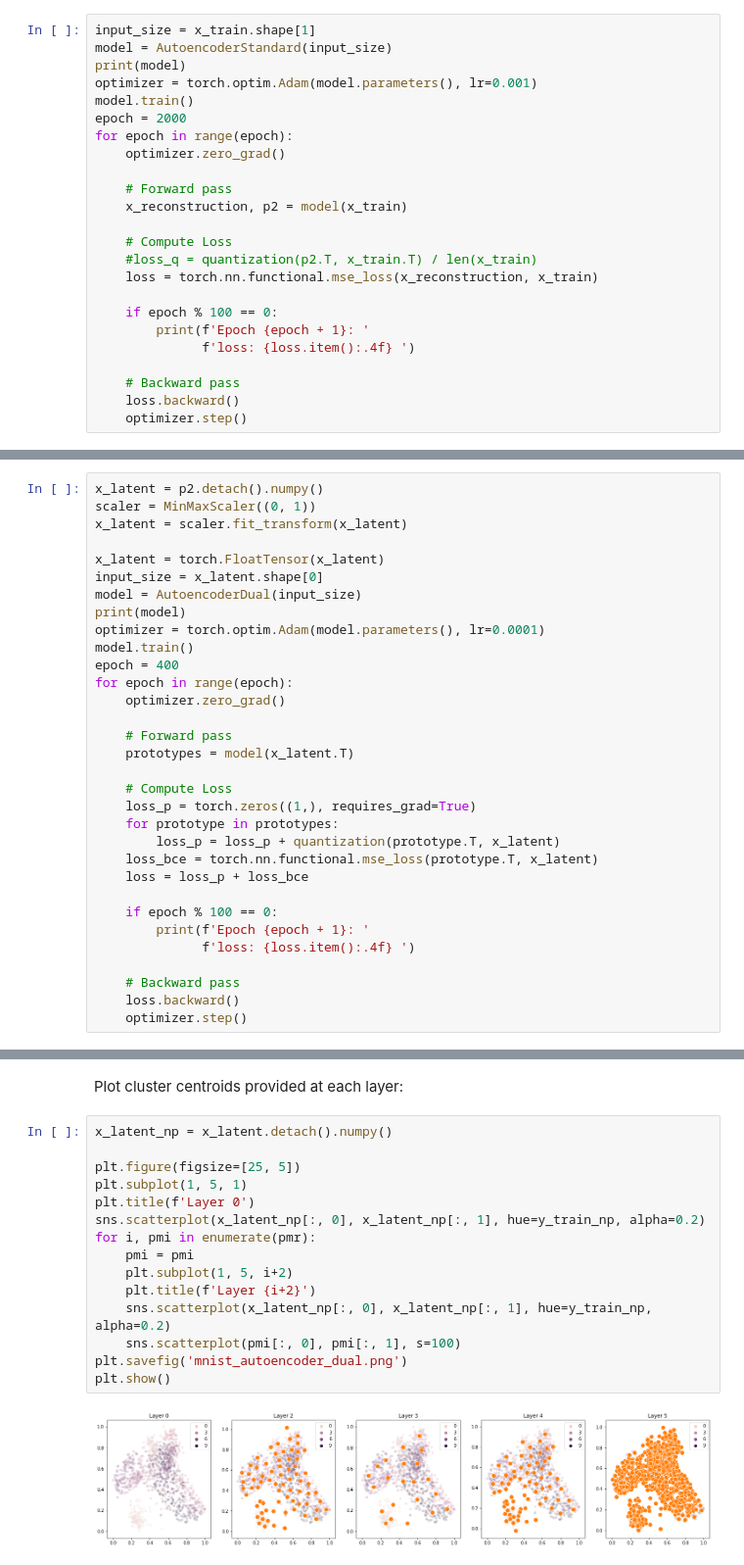
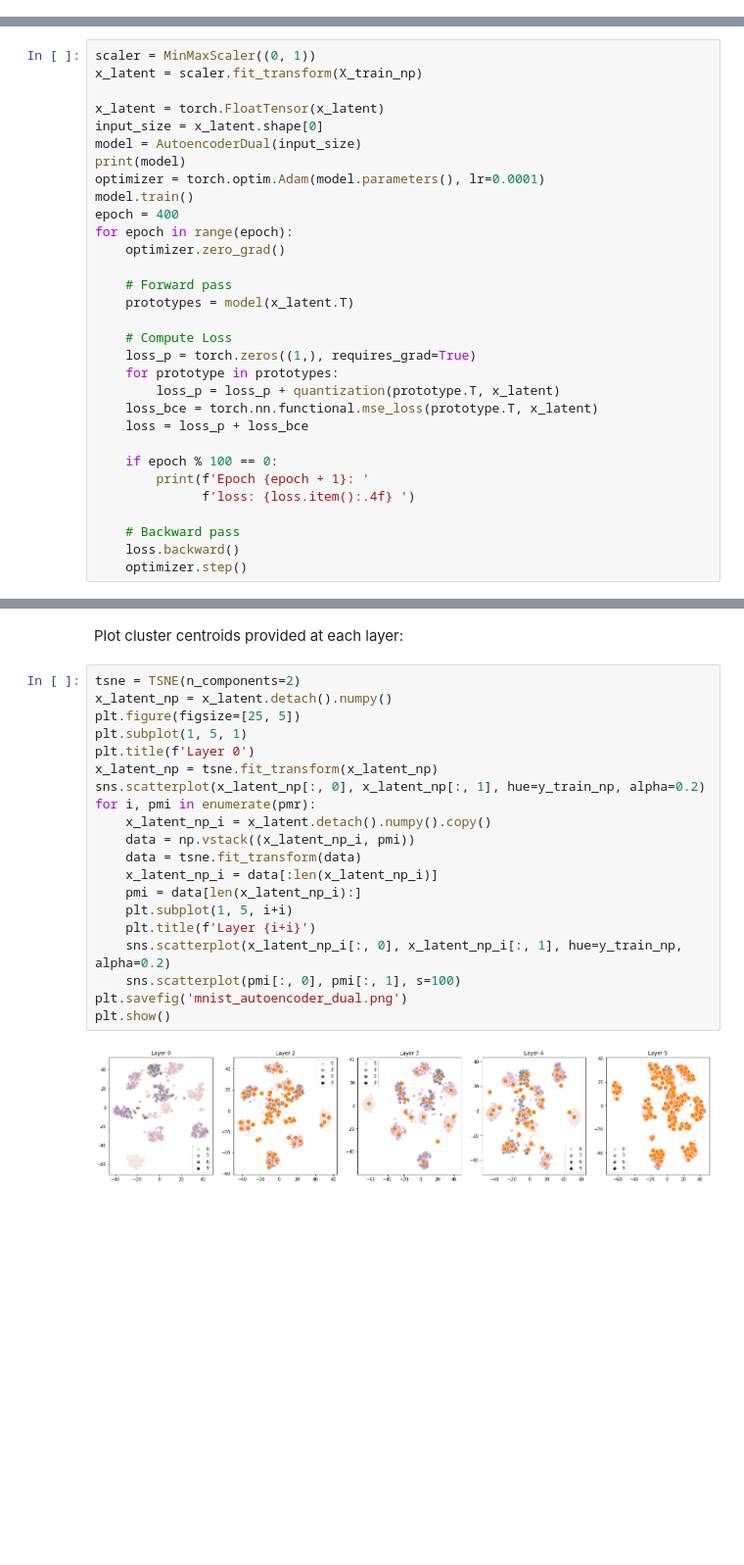
Before and after one commit to pietrobarbiero/dual-ae, a Jupyter notebook: dual_hierarchical_clustering_digits.ipynb, the cells around one changed output, grey strips where cells are left out. Shown at 98% size. Cells and saved outputs as stored; diff of their text form; blank space fills up the shorter version.

```diff
--- a/dual_hierarchical_clustering_digits.ipynb
+++ b/dual_hierarchical_clustering_digits.ipynb
@@ -80,24 +51,0 @@ Train autoencoder:
-# %%
-input_size = x_train.shape[1]
-model = AutoencoderStandard(input_size)
-print(model)
-optimizer = torch.optim.Adam(model.parameters(), lr=0.001)
-model.train()
-epoch = 2000
-for epoch in range(epoch):
-    optimizer.zero_grad()
-
-    # Forward pass
-    x_reconstruction, p2 = model(x_train)
-
-    # Compute Loss
-    #loss_q = quantization(p2.T, x_train.T) / len(x_train)
-    loss = torch.nn.functional.mse_loss(x_reconstruction, x_train)
-
-    if epoch % 100 == 0:
-        print(f'Epoch {epoch + 1}: '
-              f'loss: {loss.item():.4f} ')
-
-    # Backward pass
-    loss.backward()
-    optimizer.step()
@@ -176,9 +96,8 @@ def quantization(p, x):
 # %% [markdown]
 Let's train our new autoencoder:
 # %%
-x_latent = p2.detach().numpy()
 scaler = MinMaxScaler((0, 1))
-x_latent = scaler.fit_transform(x_latent)
+x_latent = scaler.fit_transform(X_train_np)
 
 x_latent = torch.FloatTensor(x_latent)
 input_size = x_latent.shape[0]
@@ -242,19 +161,24 @@ for i, pmi in enumerate(pm):
 # %% [markdown]
 Plot cluster centroids provided at each layer:
 # %%
+tsne = TSNE(n_components=2)
 x_latent_np = x_latent.detach().numpy()
-
 plt.figure(figsize=[25, 5])
 plt.subplot(1, 5, 1)
 plt.title(f'Layer 0')
+x_latent_np = tsne.fit_transform(x_latent_np)
 sns.scatterplot(x_latent_np[:, 0], x_latent_np[:, 1], hue=y_train_np, alpha=0.2)
 for i, pmi in enumerate(pmr):
-    pmi = pmi
-    plt.subplot(1, 5, i+2)
-    plt.title(f'Layer {i+2}')
-    sns.scatterplot(x_latent_np[:, 0], x_latent_np[:, 1], hue=y_train_np, alpha=0.2)
+    x_latent_np_i = x_latent.detach().numpy().copy()
+    data = np.vstack((x_latent_np_i, pmi))
+    data = tsne.fit_transform(data)
+    x_latent_np_i = data[:len(x_latent_np_i)]
+    pmi = data[len(x_latent_np_i):]
+    plt.subplot(1, 5, i+i)
+    plt.title(f'Layer {i+i}')
+    sns.scatterplot(x_latent_np_i[:, 0], x_latent_np_i[:, 1], hue=y_train_np, alpha=0.2)
     sns.scatterplot(pmi[:, 0], pmi[:, 1], s=100)
 plt.savefig('mnist_autoencoder_dual.png')
 plt.show()
 # %% [output]
-[figure, old version]
+[figure, new version]
```
Also changed, not shown: parts of 9 cells of this notebook.
